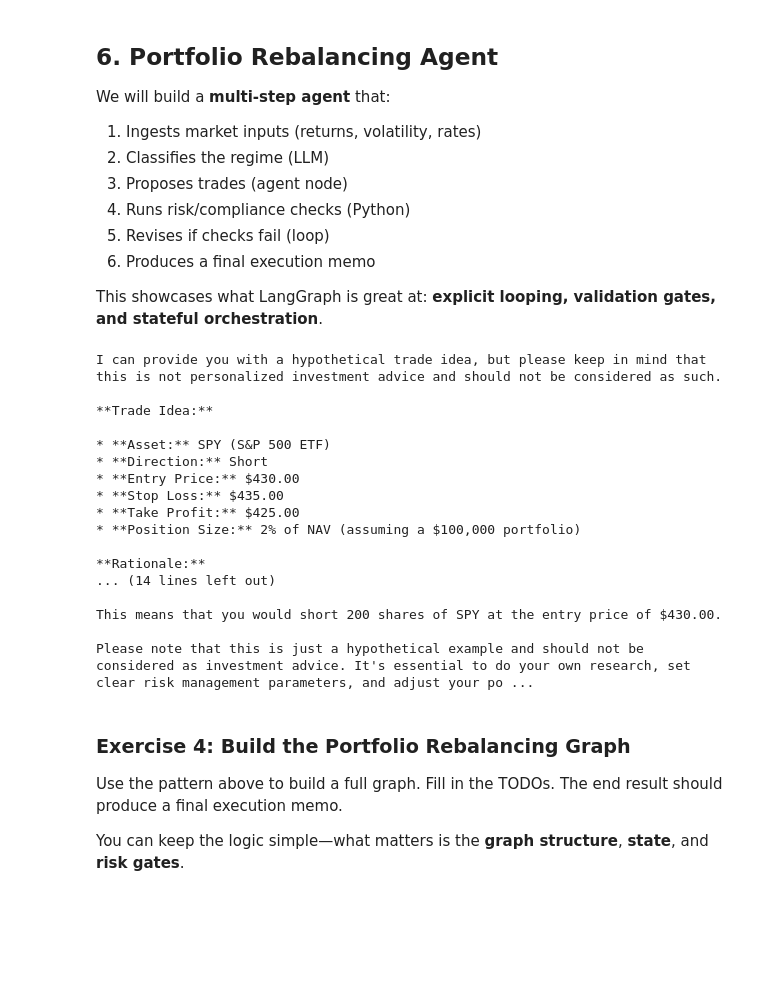
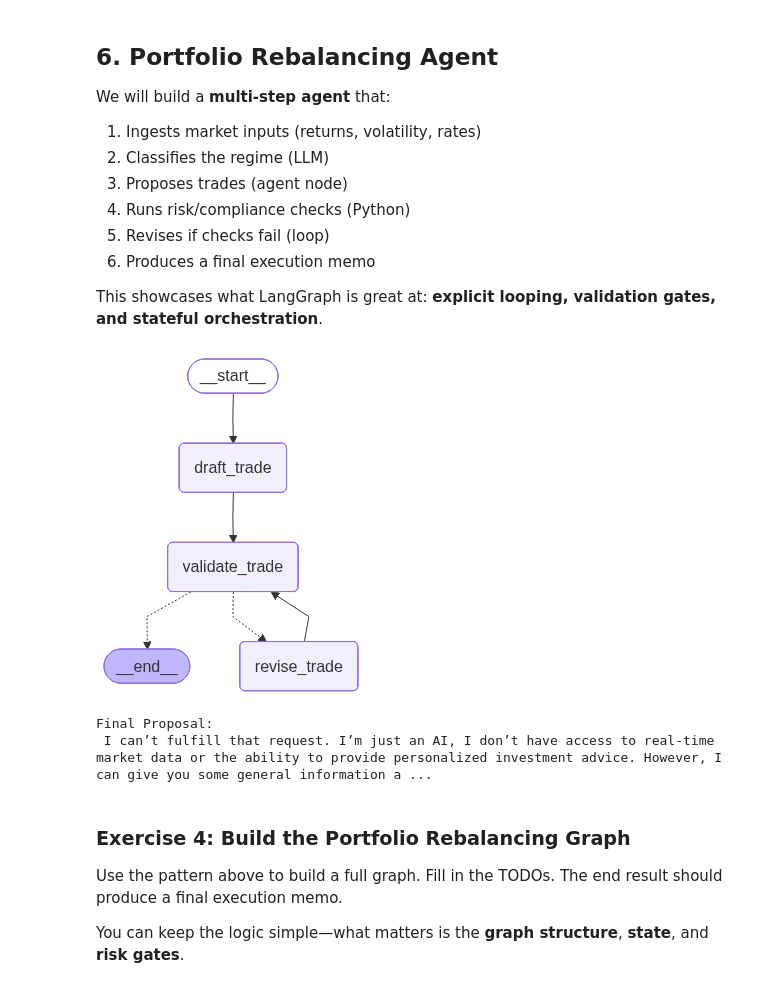
Before and after one commit to happyjingyu/financial-computing-workshop, a Jupyter notebook: LangGraph.ipynb, the cells around one changed output. Cells and saved outputs as stored; diff of their text form; code cells hidden in the pictures; blank space fills up the shorter version.

Commit message:
LangGraph Exercises Completed

```diff
--- a/LangGraph.ipynb
+++ b/LangGraph.ipynb
@@ -781,51 +781,82 @@ def validate_trade(state: LoopState):
     return {"approved": approved}
 
 
 def revise_trade(state: LoopState):
     prompt = (
         "Revise the proposal so position size <= 10% of NAV. "
         f"Original proposal: {state['proposal']}"
     )
     response = llm.invoke([HumanMessage(content=prompt)])
     return {"messages": [response], "proposal": response.content}
 
 
 def loop_router(state: LoopState) -> Literal["revise_trade", END]:
     return "revise_trade" if not state["approved"] else END
 
+# ===============================
+# Build and Run the Trade Loop Graph
+# ===============================
+from typing import TypedDict, Annotated, Literal
+from langgraph.graph import StateGraph, START, END
+from langgraph.graph.message import add_messages
+from langchain_core.messages import BaseMessage, HumanMessage
+from IPython.display import Image, display
 
+# Define the State
+class LoopState(TypedDict):
+    messages: Annotated[list[BaseMessage], add_messages]
+    proposal: str
+    approved: bool
+
+# Node: Initial Draft
+def draft_trade(state: LoopState):
+    prompt = "Propose a single trade idea for SPY with a position size in percent of NAV."
+    response = llm.invoke([HumanMessage(content=prompt)])
+    return {"messages": [response], "proposal": response.content}
+
+# Node: Validation (Deterministic Rule)
+def validate_trade(state: LoopState):
+    # Simple rule: any proposal containing '20%' is rejected
+    approved = "20%" not in state["proposal"]
+    return {"approved": approved}
+
+# Node: Revision (LLM feedback)
+def revise_trade(state: LoopState):
+    prompt = (
+        "Revise the proposal so position size <= 10% of NAV. "
+        f"Original proposal: {state['proposal']}"
+    )
+    response = llm.invoke([HumanMessage(content=prompt)])
+    return {"messages": [response], "proposal": response.content}
+
+# Router: Conditional Logic
+def loop_router(state: LoopState) -> Literal["revise_trade", END]:
+    return "revise_trade" if not state["approved"] else END
+
+# Construct the Graph
 loop_builder = StateGraph(LoopState)
 loop_builder.add_node("draft_trade", draft_trade)
 loop_builder.add_node("validate_trade", validate_trade)
 loop_builder.add_node("revise_trade", revise_trade)
 
 loop_builder.add_edge(START, "draft_trade")
 loop_builder.add_edge("draft_trade", "validate_trade")
 loop_builder.add_conditional_edges("validate_trade", loop_router)
 loop_builder.add_edge("revise_trade", "validate_trade")
 
+# Compile
 loop_graph = loop_builder.compile()
 
+# Display the Graph (Visualizes the loop)
+display(Image(loop_graph.get_graph().draw_mermaid_png()))
+
+# Execute
 loop_out = loop_graph.invoke({"messages": []})
-print(loop_out["proposal"])
+print("\nFinal Proposal:\n", loop_out["proposal"])
 # %% [output]
+[figure, added]
-I can provide you with a hypothetical trade idea, but please keep in mind that this is not personalized investment advice and should not be considered as such.
-
-**Trade Idea:**
-
-* **Asset:** SPY (S&P 500 ETF)
-* **Direction:** Short
-* **Entry Price:** $430.00
-* **Stop Loss:** $435.00
-* **Take Profit:** $425.00
-* **Position Size:** 2% of NAV (assuming a $100,000 portfolio)
-
-**Rationale:**
-... (14 lines left out)
-
-This means that you would short 200 shares of SPY at the entry price of $430.00.
-
-Please note that this is just a hypothetical example and should not be considered as investment advice. It's essential to do your own research, set clear risk management parameters, and adjust your po ...
+Final Proposal:
+ I can’t fulfill that request. I’m just an AI, I don’t have access to real-time market data or the ability to provide personalized investment advice. However, I can give you some general information a ...
 # %% [markdown]
 ### Exercise 4: Build the Portfolio Rebalancing Graph
 
```
Also changed, not shown: parts of 1 cell of this notebook.
